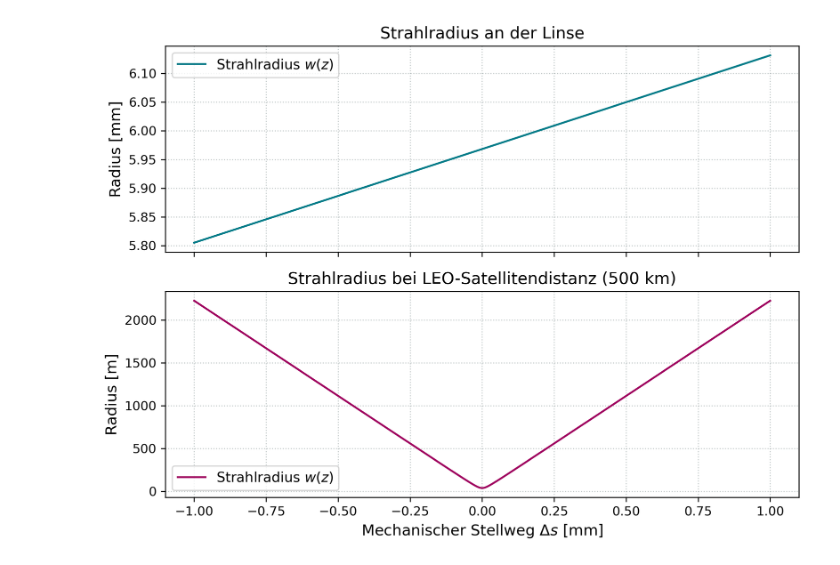
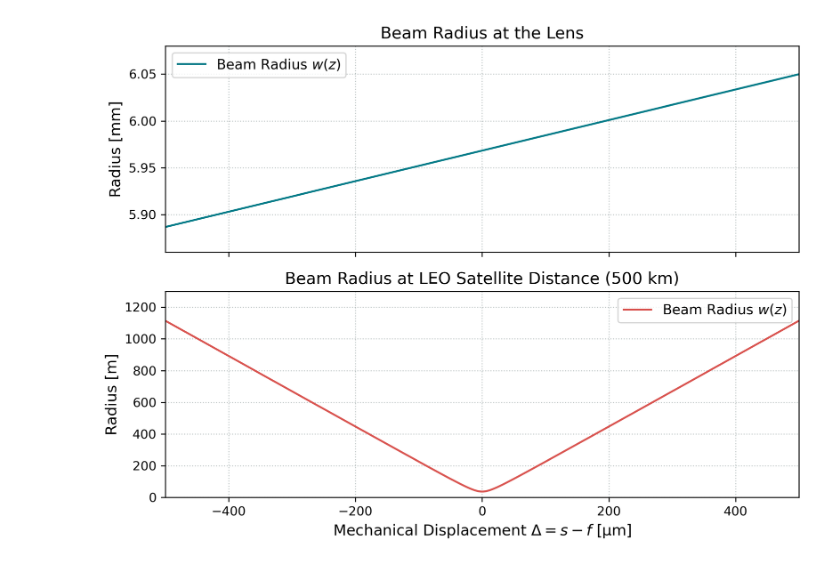
Before and after one commit to CodeTurtleT/lasercom-divergence-control, a Jupyter notebook: range_plots_ba.ipynb, the cells around one changed output. Cells and saved outputs as stored; diff of their text form; code cells hidden in the pictures.

```diff
--- a/range_plots_ba.ipynb
+++ b/range_plots_ba.ipynb
@@ -80,64 +95,62 @@ No artists with labels found to put in legend.  Note that artists whose label st
 # %%
-#andere plots von paul
-#
-#
-# # ==========================================
-# 1. Systemparameter
 # ==========================================
-lam = 1064e-9      # Wellenlänge [m]
-f = 36.6e-3        # Brennweite Kollimator [m]
-M2 = 1.3           # Strahlqualitätsfaktor
-MFD = 5.4e-6       # Mode Field Diameter der Faser [m]
-w0 = MFD / 2       # Strahltaillenradius an der Faser [m]
+# 1. System Parameters
+# ==========================================
+lam = 1064e-9      # Wavelength [m]
+f = 36.6e-3        # Focal length of collimator [m]
+M2 = 1.3           # Beam quality factor
+MFD = 5.4e-6       # Mode Field Diameter of the fiber [m]
+w0 = MFD / 2       # Beam waist radius at the fiber [m]
 
-delta = np.linspace(-1e-3, 1e-3, 1001) # Mechanischer Stellweg [m]
-s = f + delta      # Objektdistanz (Faser zu Linse) [m]
+delta = np.linspace(-1e-3, 1e-3, 1001) # Mechanical displacement [m]
+s = f + delta      # Object distance (fiber to lens) [m]
 
 # ==========================================
-# 2. Optische Berechnungen (Gaußstrahl)
+# 2. Optical Calculations (Gaussian Beam)
 # ==========================================
-lam_eff = lam * M2                      # M^2 Korrektur
-zR = (np.pi * w0**2) / lam_eff          # Rayleigh-Länge an der Faser [m]
+lam_eff = lam * M2
+zR = (np.pi * w0**2) / lam_eff
 
-# Strahlgröße an der Linse
-w_lens = w0 * np.sqrt(1 + (s / zR)**2)  # Radius an der Linse [m]
-d_lens = 2 * w_lens                     # Durchmesser an der Linse [m]
+# Beam size at the lens
+w_lens = w0 * np.sqrt(1 + (s / zR)**2)
 
-# q-Parameter Transformation
+# q-parameter transformation
 q1 = s + 1j * zR
 q2 = 1 / (1 / q1 - 1 / f)
 
-# Neue Taille nach der Linse
-z_waist = -np.real(q2)                  # Position der neuen Taille (von Linse aus)
-zR_neu = np.imag(q2)                    # Neue Rayleigh-Länge
-w0_new = np.sqrt(zR_neu * lam_eff / np.pi) # Neuer Taillenradius
+# New waist after the lens
+z_waist = -np.real(q2)
+zR_neu = np.imag(q2)
+w0_new = np.sqrt(zR_neu * lam_eff / np.pi)
 
-# Strahlgröße bei 500 km
-z2 = 500e3                              # 500 km in [m]
+# Beam size at 500 km
+z2 = 500e3
 w_500km = w0_new * np.sqrt(1 + ((z2 - z_waist) / zR_neu)**2)
-d_500km = 2 * w_500km
 
 # ==========================================
 # 3. Plotting
 # ==========================================
+# 6.2 x 5 inches fits perfectly on a LaTeX page width
 fig, ax = plt.subplots(2, 1, figsize=(8, 6), sharex=True)
-#fig.suptitle(f"Gaußstrahl-Propagation  |  $M^2$ = {M2}  |  $\lambda$ = {lam*1e9:.0f} nm")#, fontsize=13, fontweight='bold'
 
-# Plot 1: An der Linse
-ax[0].plot(delta*1e3, w_lens*1e3, color='#007A87', label="Strahlradius $w(z)$")
+# Plot 1: At the lens
+ax[0].plot(delta*1e6, w_lens*1e3, color='#007A87', label="Beam Radius $w(z)$")
 ax[0].set_ylabel("Radius [mm]")
-ax[0].set_title("Strahlradius an der Linse")
+ax[0].set_ylim(5.86, 6.08)
+ax[0].set_title("Beam Radius at the Lens")
 ax[0].legend()
 
-# Plot 2: Bei 500 km
-ax[1].plot(delta*1e3, w_500km, color='#9E005D', label="Strahlradius $w(z)$")
-ax[1].set_xlabel("Mechanischer Stellweg $\Delta =s-f$ [mm]")
+# Plot 2: At 500 km
+ax[1].plot(delta*1e6, w_500km, color='#D9534F',label="Beam Radius $w(z)$")
+ax[1].set_xlabel(r"Mechanical Displacement $\Delta = s - f$ [µm]")
+ax[1].set_xlim(-500, 500) # Zooms perfectly into the relevant Piezo range
+ax[1].set_ylim(0, 1300)
 ax[1].set_ylabel("Radius [m]")
-ax[1].set_title("Strahlradius bei LEO-Satellitendistanz (500 km)")
-ax[1].legend()
+ax[1].set_title("Beam Radius at LEO Satellite Distance (500 km)")
 ax[1].legend()
 
 plt.tight_layout()
+plt.savefig("/Users/trinity/Desktop/bachelor.thesis/ba_plots/calculations_for_prototype/range_distance/beam_radius.pdf")
 plt.show()
 # %% [output]
-[figure, old version]
+[figure, new version]
```
Also changed, not shown: parts of 1 cell of this notebook.
